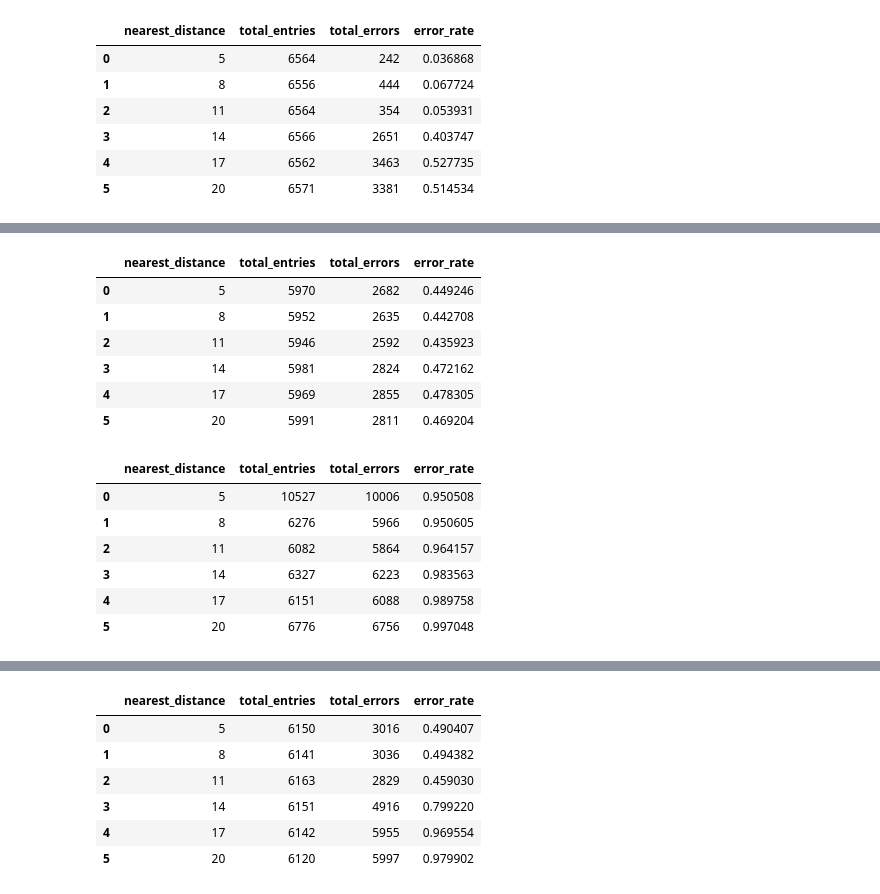
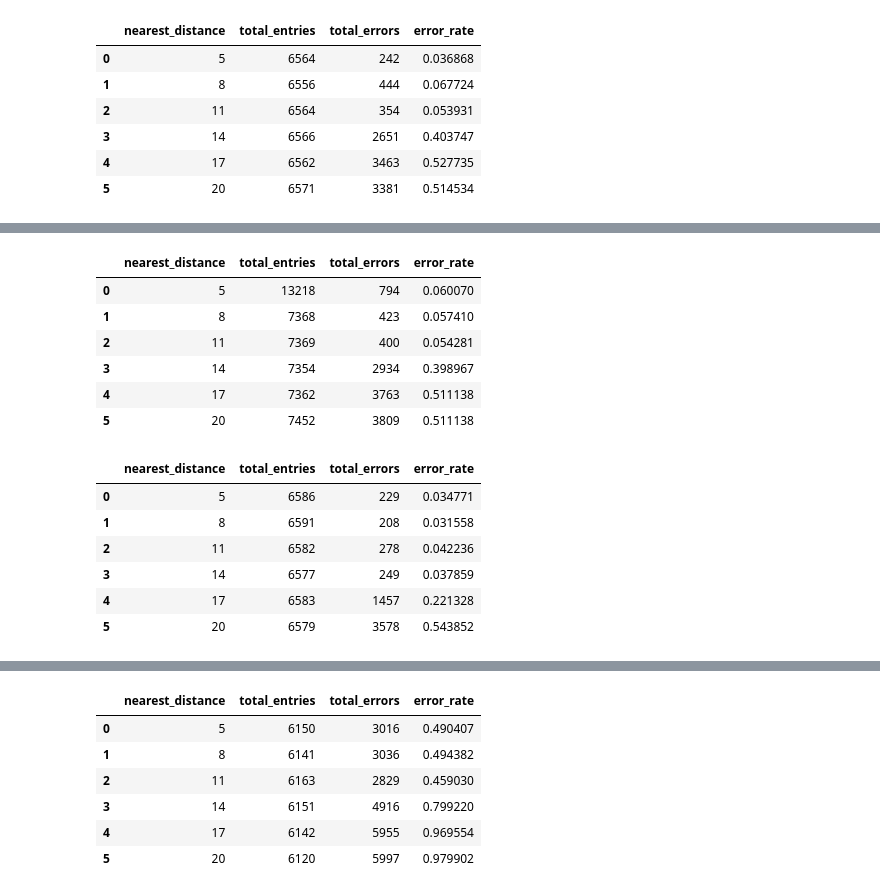
Before and after one commit to MarlonRiv/uvdar_core, a Jupyter notebook: scripts/Processing_evaluation_distance.ipynb, the cells around one changed output, grey strips where cells are left out. Drawn from its saved outputs; the diff is of its cells as text; code cells hidden in the pictures.

```diff
--- a/scripts/Processing_evaluation_distance.ipynb
+++ b/scripts/Processing_evaluation_distance.ipynb
@@ -47,14 +100,14 @@ import pandas as pd
 import os
 import numpy as np
 # Load the data
-input_csv_path = os.path.expanduser('~/Desktop/MRS_Master_Project/rosbags/simulation/combined_static_standard_th_200_cleaned.csv')
+input_csv_path = os.path.expanduser('~/Desktop/MRS_Master_Project/rosbags/simulation/combined_static_standard_th_200_processed.csv')
 data_static = pd.read_csv(input_csv_path)
 data_static.head(5)
 
-# Load the data of threshold 100
+""" # Load the data of threshold 100
 input_csv_path = os.path.expanduser('~/Desktop/MRS_Master_Project/rosbags/simulation/combined_static_standard_th_100_cleaned.csv')
 data_static_100 = pd.read_csv(input_csv_path)
-data_static_100.head(5)
+data_static_100.head(5) """
 
 # Load the data of threshold 150
 input_csv_path = os.path.expanduser('~/Desktop/MRS_Master_Project/rosbags/simulation/combined_static_standard_th_150_processed.csv')
@@ -65,14 +118,20 @@ input_csv_path = os.path.expanduser('~/Desktop/MRS_Master_Project/rosbags/simula
 data_static_50 = pd.read_csv(input_csv_path)
 data_static_50.head(5)
 
-# Load the data of threshold 100 v2
-input_csv_path = os.path.expanduser('~/Desktop/MRS_Master_Project/rosbags/simulation/combined_static_standard_th_100_v2_cleaned.csv')
-data_static_100_v2 = pd.read_csv(input_csv_path)
-data_static_100_v2.head(5)
 
 # Load the data of threshold 100 v2
 input_csv_path = os.path.expanduser('~/Desktop/MRS_Master_Project/rosbags/simulation/combined_static_standard_th_100_v2_processed.csv')
 data_static_100_v2 = pd.read_csv(input_csv_path)
-data_static_100_v2.head(5)
+
+
+#Load the data of adaptive
+input_csv_path = os.path.expanduser('~/Desktop/MRS_Master_Project/rosbags/simulation/combined_static_adaptive_processed.csv')
+data_static_adaptive = pd.read_csv(input_csv_path)
+data_static_adaptive.head(5)
+
+#Load the data of otsu adaptive
+input_csv_path = os.path.expanduser('~/Desktop/MRS_Master_Project/rosbags/simulation/otsu_combined_static_adaptive_processed.csv')
+data_static_otsu_adaptive = pd.read_csv(input_csv_path)
+data_static_otsu_adaptive.head(5)
 # %% [output]
 |  | timestamp | distance_x | value | is_error | nearest_distance |
@@ -212,24 +269,24 @@ th_150_summary_dynamic
 # %%
-#Summarizing the frequency of errors for threshold 50
-th_50_summary_static = data_static_50.groupby('nearest_distance')['is_error'].agg(['count', 'sum', 'mean']).reset_index().rename(columns={'count': 'total_entries', 'sum': 'total_errors', 'mean': 'error_rate'})
-th_50_summary_static
+# Summarizing the frequency of errors for threshold 200
+th_200_summary_dynamic = data_dynamic.groupby('nearest_distance')['is_error'].agg(['count', 'sum', 'mean']).reset_index().rename(columns={'count': 'total_entries', 'sum': 'total_errors', 'mean': 'error_rate'})
+th_200_summary_dynamic
 # %% [output]
 |  | nearest_distance | total_entries | total_errors | error_rate |
-| 0 | 5 | 5970 | 2682 | 0.449246 |
-| 1 | 8 | 5952 | 2635 | 0.442708 |
-| 2 | 11 | 5946 | 2592 | 0.435923 |
-| 3 | 14 | 5981 | 2824 | 0.472162 |
-| 4 | 17 | 5969 | 2855 | 0.478305 |
-| 5 | 20 | 5991 | 2811 | 0.469204 |
+| 0 | 5 | 13218 | 794 | 0.060070 |
+| 1 | 8 | 7368 | 423 | 0.057410 |
+| 2 | 11 | 7369 | 400 | 0.054281 |
+| 3 | 14 | 7354 | 2934 | 0.398967 |
+| 4 | 17 | 7362 | 3763 | 0.511138 |
+| 5 | 20 | 7452 | 3809 | 0.511138 |
 # %%
-#Summarizing the frequency of errors for threshold 50
-th_50_summary_dynamic = data_dynamic_50.groupby('nearest_distance')['is_error'].agg(['count', 'sum', 'mean']).reset_index().rename(columns={'count': 'total_entries', 'sum': 'total_errors', 'mean': 'error_rate'})
-th_50_summary_dynamic
+#Summarizing the frequency of errors for adaptive
+adaptive_summary = data_static_adaptive.groupby('nearest_distance')['is_error'].agg(['count', 'sum', 'mean']).reset_index().rename(columns={'count': 'total_entries', 'sum': 'total_errors', 'mean': 'error_rate'})
+adaptive_summary
 # %% [output]
 |  | nearest_distance | total_entries | total_errors | error_rate |
-| 0 | 5 | 10527 | 10006 | 0.950508 |
-| 1 | 8 | 6276 | 5966 | 0.950605 |
-| 2 | 11 | 6082 | 5864 | 0.964157 |
-| 3 | 14 | 6327 | 6223 | 0.983563 |
-| 4 | 17 | 6151 | 6088 | 0.989758 |
-| 5 | 20 | 6776 | 6756 | 0.997048 |
+| 0 | 5 | 6586 | 229 | 0.034771 |
+| 1 | 8 | 6591 | 208 | 0.031558 |
+| 2 | 11 | 6582 | 278 | 0.042236 |
+| 3 | 14 | 6577 | 249 | 0.037859 |
+| 4 | 17 | 6583 | 1457 | 0.221328 |
+| 5 | 20 | 6579 | 3578 | 0.543852 |
```
Also changed, not shown: parts of 18 cells of this notebook, 4 other files.
